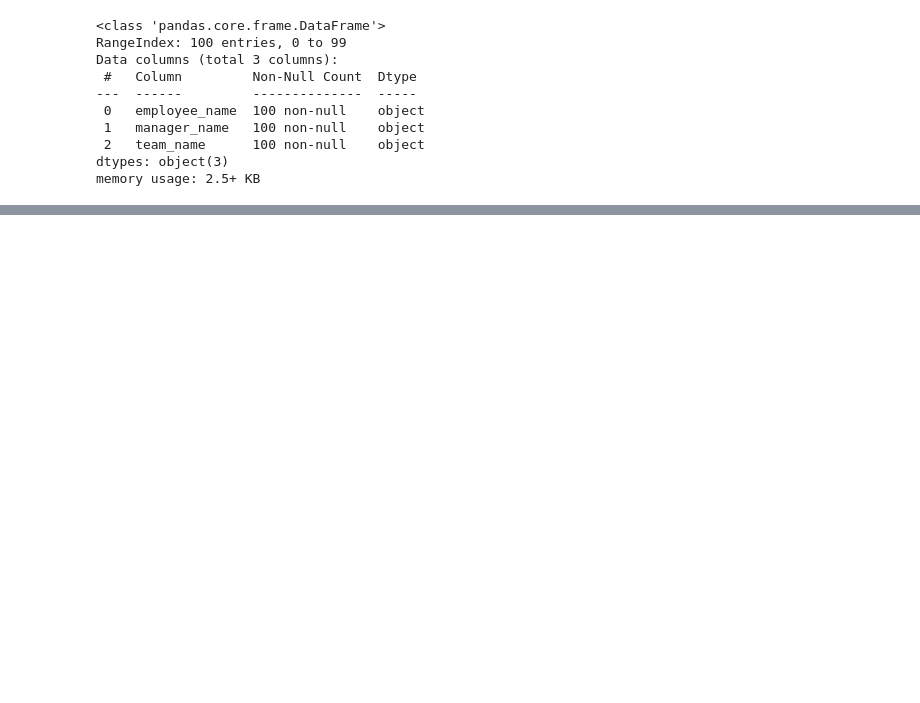
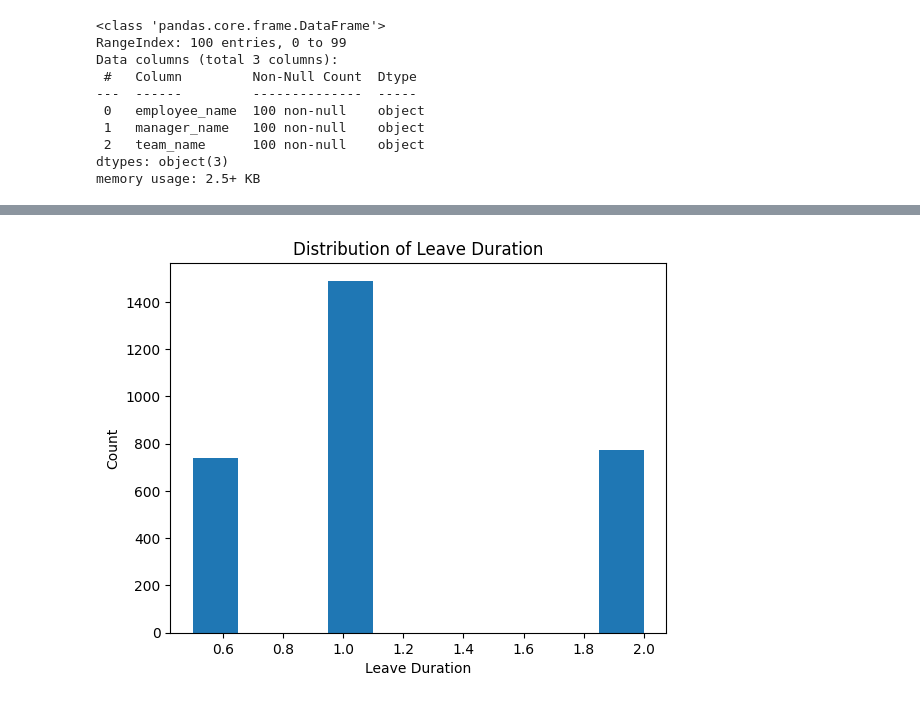
Before and after one commit to BTX0/Dtaops, a Jupyter notebook: data-loading.ipynb, the cells around one changed output, grey strips where cells are left out. Cells and saved outputs as stored; diff of their text form; code cells hidden in the pictures; blank space fills up the shorter version.

```diff
--- a/data-loading.ipynb
+++ b/data-loading.ipynb
@@ -168,0 +206,9 @@ df.head(10)
+# %%
+
+plt.hist(df['leave_duration'], bins=10)
+plt.xlabel('Leave Duration')
+plt.ylabel('Count')
+plt.title('Distribution of Leave Duration')
+plt.show()
+# %% [output]
+[figure, added]
```
Also changed, not shown: parts of 23 cells of this notebook, 1 other file.
